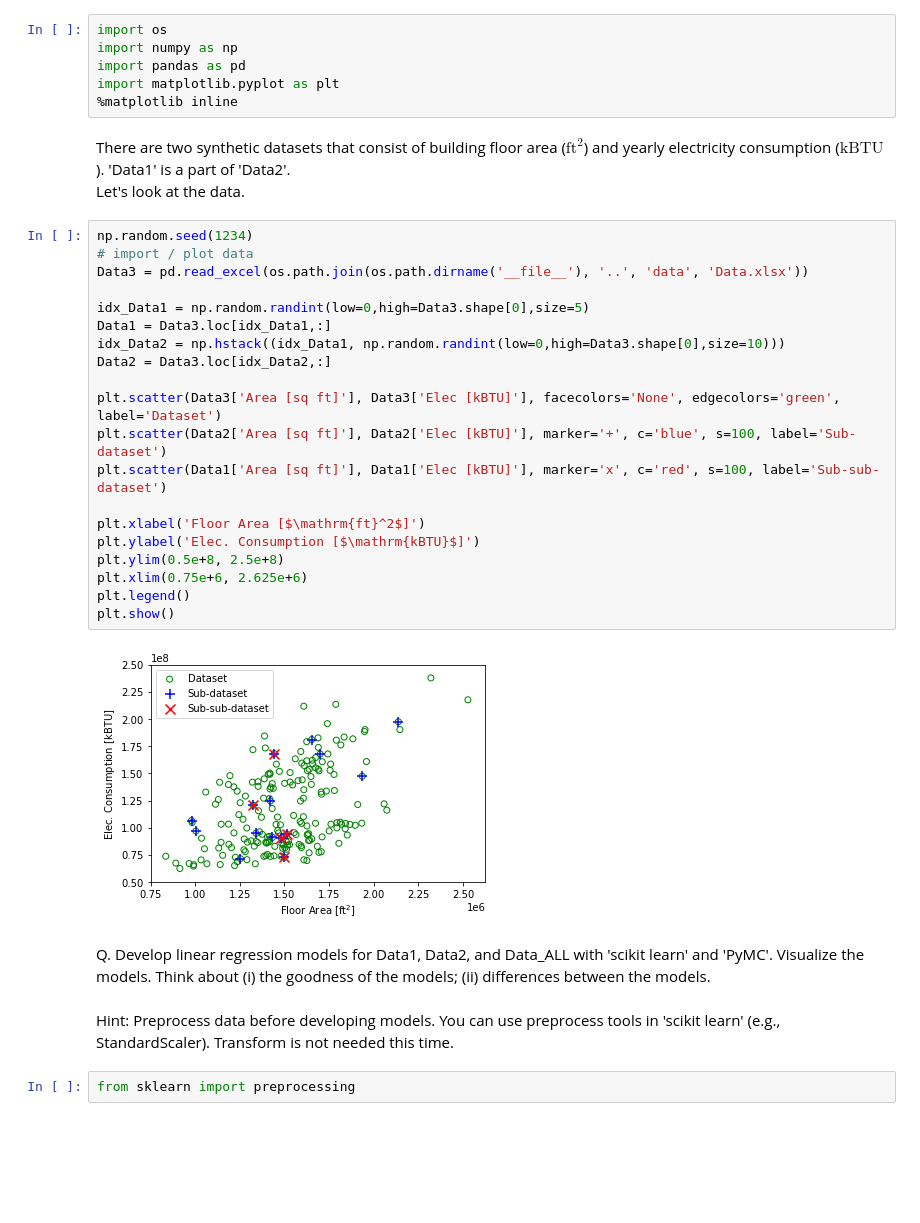
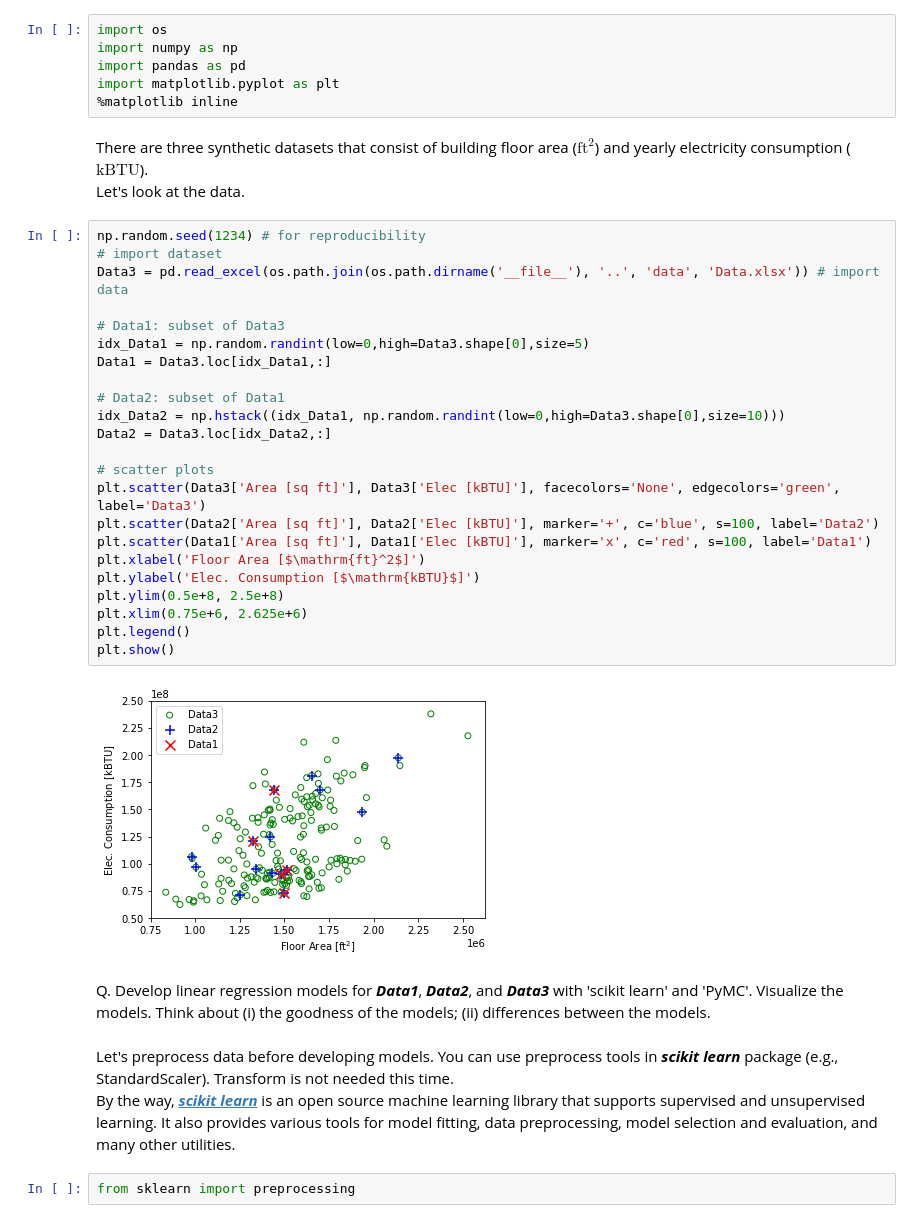
Before and after one commit to sjae-lee/Bayesian-Modelling, a Jupyter notebook: notebook/1_Linear Regression.ipynb, the cells around one changed output. Cells and saved outputs as stored; diff of their text form; blank space fills up the shorter version.

```diff
--- a/notebook/1_Linear Regression.ipynb
+++ b/notebook/1_Linear Regression.ipynb
@@ -7,34 +7,38 @@ import pandas as pd
 import matplotlib.pyplot as plt
 %matplotlib inline
 # %% [markdown]
-There are two synthetic datasets that consist of building floor area ($\mathrm{ft}^2$) and yearly electricity consumption ($\mathrm{kBTU}$). 'Data1' is a part of 'Data2'.<br>
+There are three synthetic datasets that consist of building floor area ($\mathrm{ft}^2$) and yearly electricity consumption ($\mathrm{kBTU}$).<br>
 Let's look at the data.
 # %%
-np.random.seed(1234)
-# import / plot data
-Data3 = pd.read_excel(os.path.join(os.path.dirname('__file__'), '..', 'data', 'Data.xlsx'))
+np.random.seed(1234) # for reproducibility
+# import dataset
+Data3 = pd.read_excel(os.path.join(os.path.dirname('__file__'), '..', 'data', 'Data.xlsx')) # import data
 
+# Data1: subset of Data3
 idx_Data1 = np.random.randint(low=0,high=Data3.shape[0],size=5)
 Data1 = Data3.loc[idx_Data1,:]
+
+# Data2: subset of Data1
 idx_Data2 = np.hstack((idx_Data1, np.random.randint(low=0,high=Data3.shape[0],size=10)))
 Data2 = Data3.loc[idx_Data2,:]
 
-plt.scatter(Data3['Area [sq ft]'], Data3['Elec [kBTU]'], facecolors='None', edgecolors='green', label='Dataset')
-plt.scatter(Data2['Area [sq ft]'], Data2['Elec [kBTU]'], marker='+', c='blue', s=100, label='Sub-dataset')
-plt.scatter(Data1['Area [sq ft]'], Data1['Elec [kBTU]'], marker='x', c='red', s=100, label='Sub-sub-dataset')
-
+# scatter plots
+plt.scatter(Data3['Area [sq ft]'], Data3['Elec [kBTU]'], facecolors='None', edgecolors='green', label='Data3')
+plt.scatter(Data2['Area [sq ft]'], Data2['Elec [kBTU]'], marker='+', c='blue', s=100, label='Data2')
+plt.scatter(Data1['Area [sq ft]'], Data1['Elec [kBTU]'], marker='x', c='red', s=100, label='Data1')
 plt.xlabel('Floor Area [$\mathrm{ft}^2$]')
 plt.ylabel('Elec. Consumption [$\mathrm{kBTU}$]')
 plt.ylim(0.5e+8, 2.5e+8)
 plt.xlim(0.75e+6, 2.625e+6)
 plt.legend()
 plt.show()
 # %% [output]
-[figure, old version]
+[figure, new version]
 # %% [markdown]
-Q. Develop linear regression models for Data1, Data2, and Data_ALL with 'scikit learn' and 'PyMC'. Visualize the models. Think about (i) the goodness of the models; (ii) differences between the models.
+Q. Develop linear regression models for ***Data1***, ***Data2***, and ***Data3*** with 'scikit learn' and 'PyMC'. Visualize the models. Think about (i) the goodness of the models; (ii) differences between the models.
 # %% [markdown]
-Hint: Preprocess data before developing models. You can use preprocess tools in 'scikit learn' (e.g., StandardScaler). Transform is not needed this time.
+Let's preprocess data before developing models. You can use preprocess tools in ***scikit learn*** package (e.g., StandardScaler). Transform is not needed this time.<br>
+By the way, [***scikit learn***](https://scikit-learn.org/stable/) is an open source machine learning library that supports supervised and unsupervised learning. It also provides various tools for model fitting, data preprocessing, model selection and evaluation, and many other utilities.
 # %%
 from sklearn import preprocessing
 # %%
```
Also changed, not shown: parts of 15 cells of this notebook.
